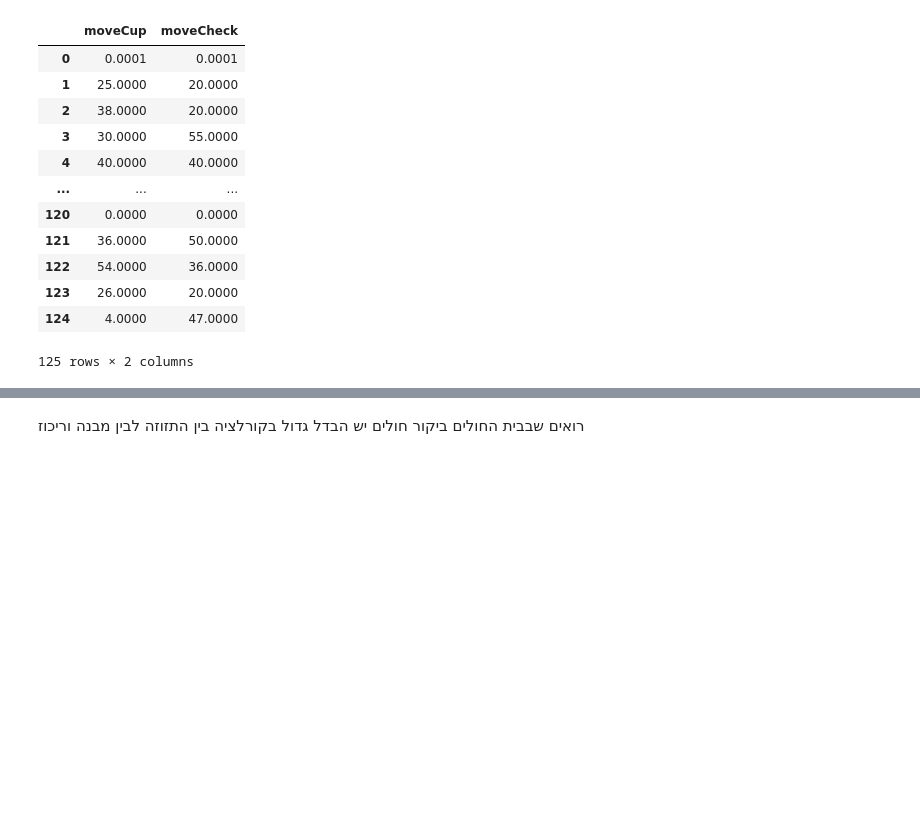
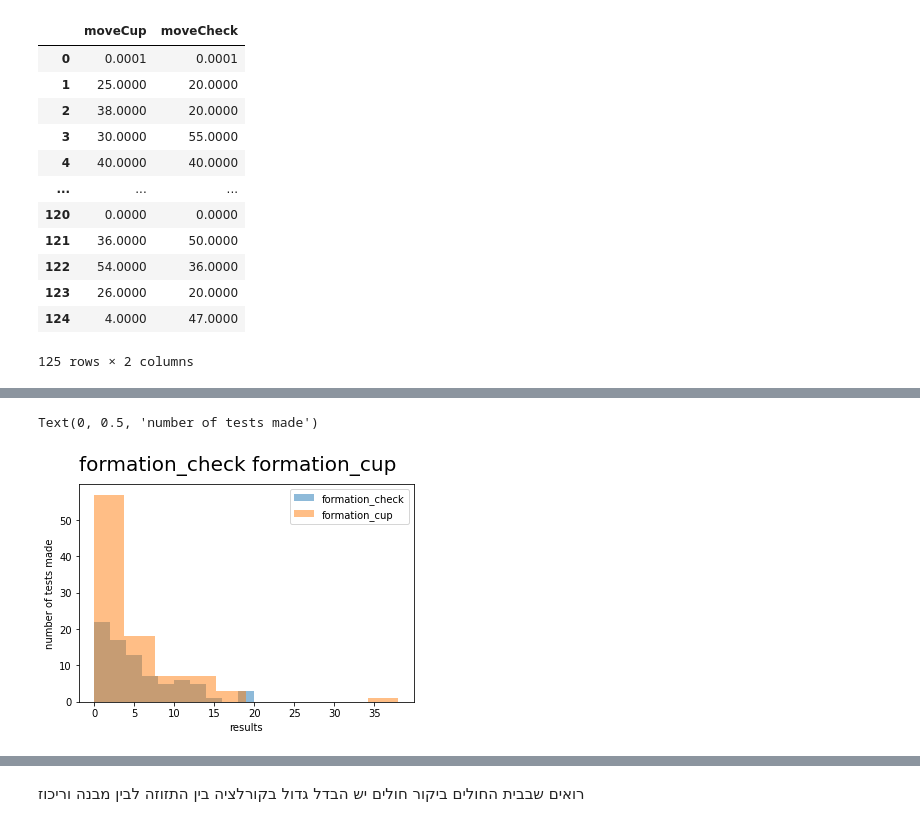
Before and after one commit to aviadm24/jupyter, a Jupyter notebook: machonPuah.ipynb, the cells around one changed output, grey strips where cells are left out. Drawn from its saved outputs; the diff is of its cells as text; code cells hidden in the pictures; blank space fills up the shorter version.

```diff
--- a/machonPuah.ipynb
+++ b/machonPuah.ipynb
@@ -91,0 +94,6 @@ for col in ["moveCheck","moveCup"]:
+# %%
+title = ''
+plotDf = df[["formation_check","formation_cup"]].copy()
+plotDf["formation_check"] = plotDf["formation_check"].astype(float)
+plotDf["formation_cup"] = plotDf["formation_cup"].astype(float)
+print(plotDf)
@@ -91,0 +115,11 @@ for col in ["moveCheck","moveCup"]:
+# %%
+for col in ["formation_check","formation_cup"]:
+    plt.hist(plotDf[col], alpha=0.5, label=col)
+    title+=col + ' '
+plt.suptitle(title, fontsize=20)
+plt.legend(loc="upper right")
+plt.xlabel("results")
+plt.ylabel("number of tests made")
+# %% [output]
+Text(0, 0.5, 'number of tests made')
+[figure, added]
```
Also changed, not shown: parts of 7 cells of this notebook.
